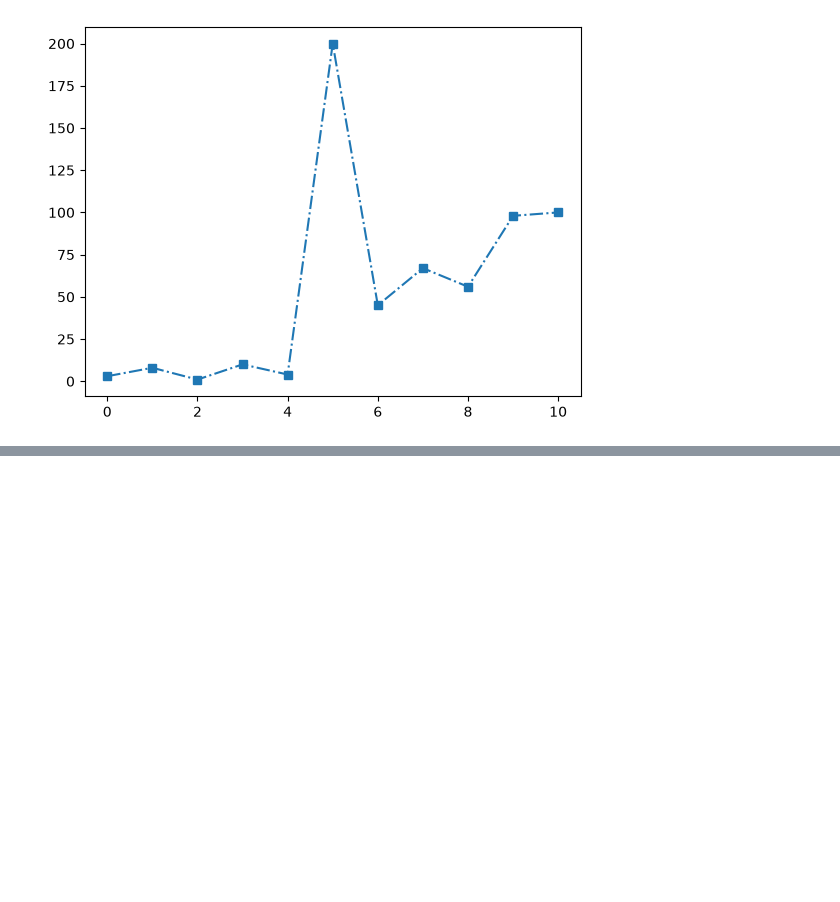
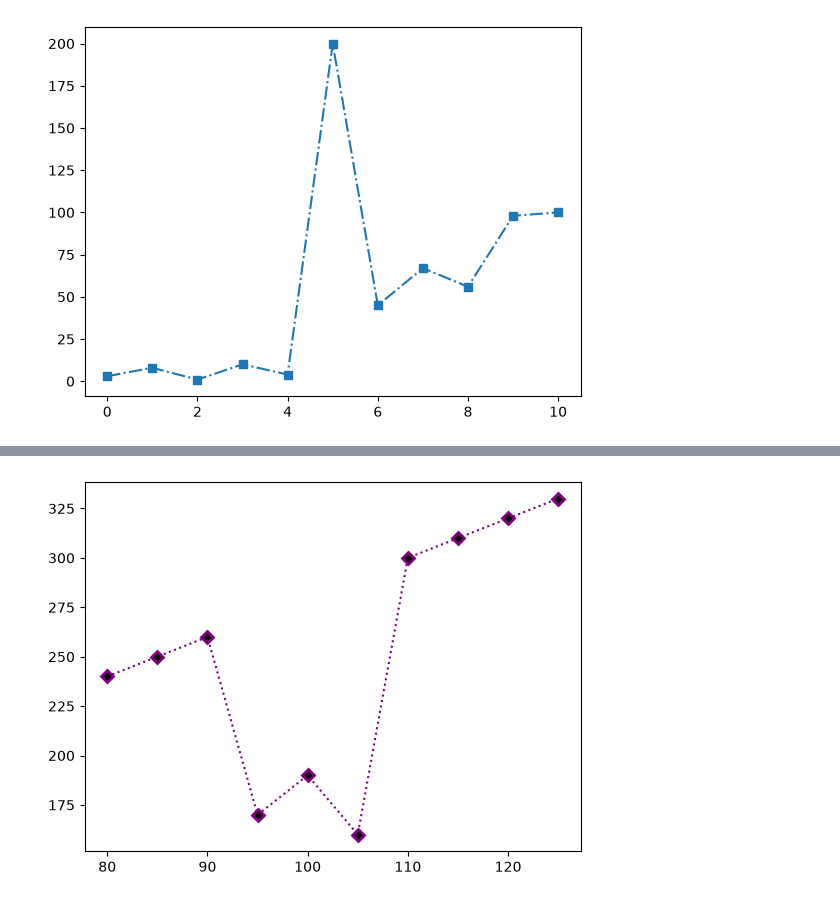
Before and after one commit to courjimen/R_GLAB_386.5.1, a Jupyter notebook: R_GLAB_386.5.1_LineCharts.ipynb, the cells around one changed output, grey strips where cells are left out. Cells and saved outputs as stored; diff of their text form; code cells hidden in the pictures; blank space fills up the shorter version.

```diff
--- a/R_GLAB_386.5.1_LineCharts.ipynb
+++ b/R_GLAB_386.5.1_LineCharts.ipynb
@@ -51,0 +52,9 @@ plt.show()
+# %%
+x = np.array([80, 85, 90, 95, 100, 105, 110, 115, 120, 125])
+y = np.array([240, 250, 260, 170, 190, 160, 300, 310, 320, 330])
+# %%
+#create a lineplot, custom color, dotted linestyle, diamond markers
+plt.plot(x, y, linestyle=':', color='purple', marker='D', mfc='black', mew='2')
+plt.show()
+# %% [output]
+[figure, added]
```
Also changed, not shown: parts of 1 cell of this notebook.
